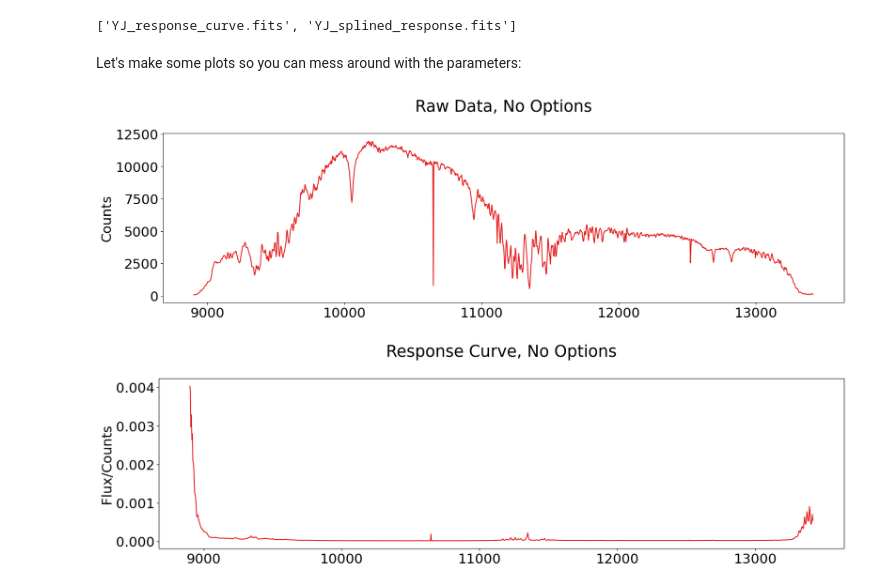
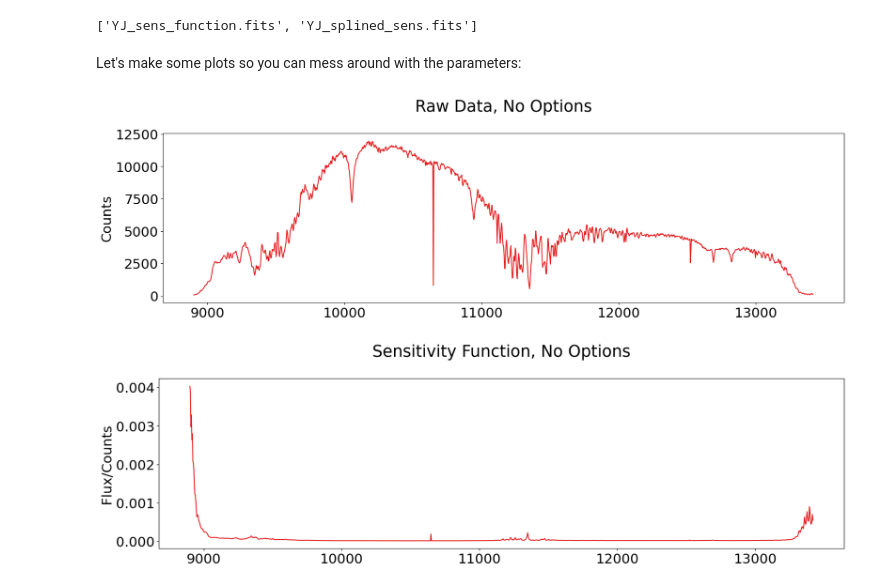
Before and after one commit to SN-ICE/EMIR_pipeline, a Jupyter notebook: examples/OB0012_senstivity_function.ipynb, the cells around one changed output. Saved outputs shown, nothing was run; the diff lists cells and outputs as text; code cells hidden in the pictures.

```diff
--- a/examples/OB0012_response_curve.ipynb
+++ b/examples/OB0012_senstivity_function.ipynb
@@ -66,7 +64,7 @@ o.make_response_curve(GRISM)
 # %%
-os.listdir('OB0012/results/response_curve/')
+os.listdir('OB0012/results/sens_function/')
 # %% [output]
-['YJ_response_curve.fits', 'YJ_splined_response.fits']
+['YJ_sens_function.fits', 'YJ_splined_sens.fits']
 # %% [markdown]
 Let's make some plots so you can mess around with the parameters:
 # %%
@@ -85,15 +83,15 @@ def plot_raw(title, **kwargs):
     plt.ylabel('Counts')
     plot_it(wave, counts, title)
 
-def plot_response_curve(title):
-    wave, resp = o.get_response_curve(GRISM)
-    title = "Response Curve, %s"%title
+def plot_sensitivity_function(title):
+    wave, sens = o.get_sens_function(GRISM)
+    title = "Sensitivity Function, %s"%title
 
     plt.ylabel('Flux/Counts')
-    plot_it(wave, resp, title)
+    plot_it(wave, sens, title)
 # %%
 plot_raw("No Options\n")
-plot_response_curve("No Options\n")
+plot_sensitivity_function("No Options\n")
 # %% [output]
 [figure]
-[figure, old version]
+[figure, new version]
```
Also changed, not shown: parts of 3 cells of this notebook, 5 other files.
